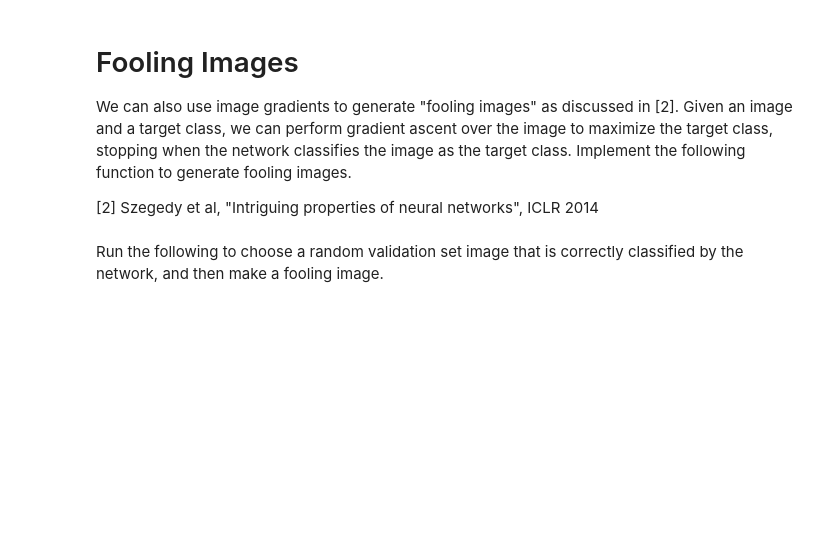
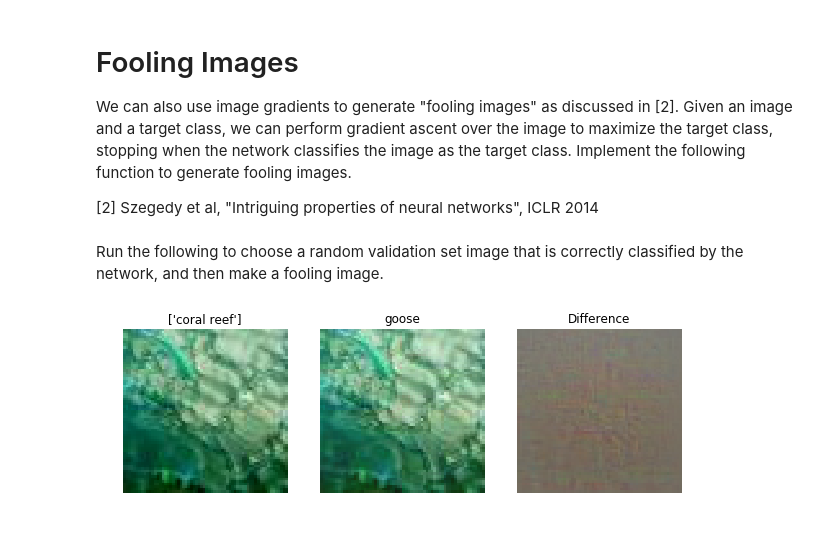
Before and after one commit to zixinh/CNN-RNN, a Jupyter notebook: assignment3/ImageGradients.ipynb, the cells around one changed output. Cells and saved outputs as stored; diff of their text form; code cells hidden in the pictures; blank space fills up the shorter version.

```diff
--- a/assignment3/ImageGradients.ipynb
+++ b/assignment3/ImageGradients.ipynb
@@ -178,7 +213,18 @@ def make_fooling_image(X, target_y, model):
   # HINT: For most examples, you should be able to generate a fooling image    #
   # in fewer than 100 iterations of gradient ascent.                           #
   ##############################################################################
-  pass
+  lr = 200
+
+  while True:
+    scores, cache = model.forward(X_fooling)
+    dscores = np.zeros(scores.shape)
+    dscores[:,target_y] = 1
+    dx, _ = model.backward(dscores, cache)
+    X_fooling += lr * dx
+
+    predicted_y = model.loss(X_fooling).argmax(axis=1)
+    if predicted_y == target_y:
+        break
   ##############################################################################
   #                             END OF YOUR CODE                               #
   ##############################################################################
@@ -188,30 +234,32 @@ Run the following to choose a random validation set image that is correctly clas
 # %%
 # Find a correctly classified validation image
 while True:
   i = np.random.randint(data['X_val'].shape[0])
   X = data['X_val'][i:i+1]
   y = data['y_val'][i:i+1]
   y_pred = model.loss(X)[0].argmax()
   if y_pred == y: break
 
 target_y = 67
 X_fooling = make_fooling_image(X, target_y, model)
 
 # Make sure that X_fooling is classified as y_target
 scores = model.loss(X_fooling)
 assert scores[0].argmax() == target_y, 'The network is not fooled!'
 
 # Show original image, fooling image, and difference
 plt.subplot(1, 3, 1)
 plt.imshow(deprocess_image(X, data['mean_image']))
 plt.axis('off')
-plt.title(data['class_names'][y][0])
+plt.title(data['class_names'][int([y][0])])
 plt.subplot(1, 3, 2)
 plt.imshow(deprocess_image(X_fooling, data['mean_image'], renorm=True))
 plt.title(data['class_names'][target_y][0])
 plt.axis('off')
 plt.subplot(1, 3, 3)
 plt.title('Difference')
 plt.imshow(deprocess_image(X - X_fooling, data['mean_image']))
 plt.axis('off')
 plt.show()
+# %% [output]
+[figure, added]
```
Also changed, not shown: parts of 6 cells of this notebook, 3 other files.
